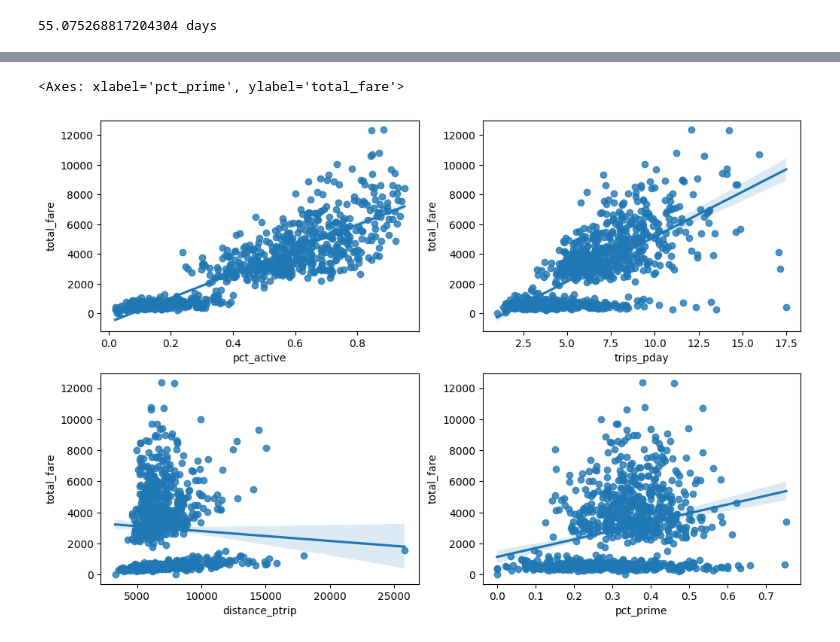
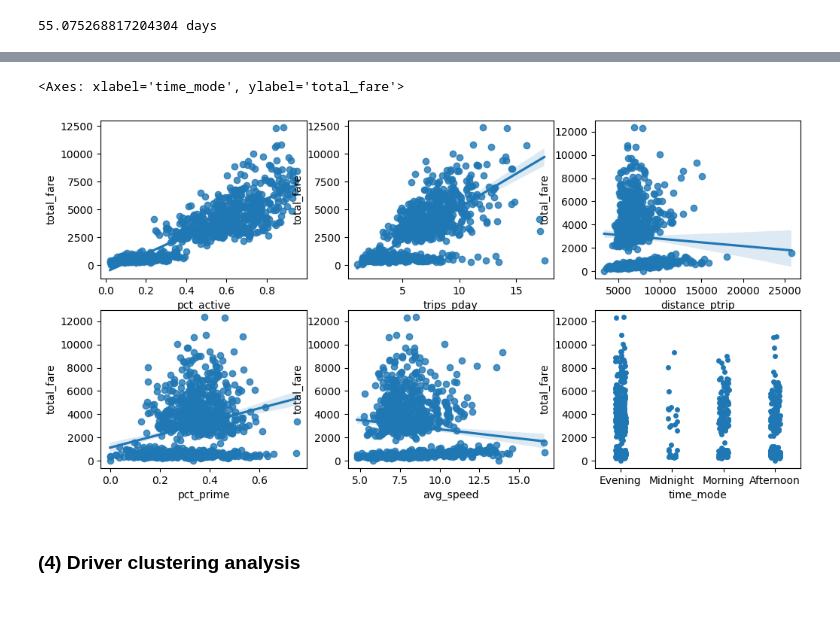
Before and after one commit to J-ZW-Wang/ss_data_project, a Jupyter notebook: Lyft_Driver_Lifetime_Value/Driver_Lifetime_Value.ipynb, the cells around one changed output, grey strips where cells are left out. Saved outputs shown, nothing was run; the diff lists cells and outputs as text; code cells hidden in the pictures; blank space fills up the shorter version.

Commit message:
Enhancement to Lyft_Driver_Lifetime_Value

```diff
--- a/Lyft_Driver_Lifetime_Value/Driver_Lifetime_Value.ipynb
+++ b/Lyft_Driver_Lifetime_Value/Driver_Lifetime_Value.ipynb
@@ -109,6 +103,15 @@ driveragg = (
         driver_onboard_date=lambda x: pd.to_datetime(x.driver_onboard_date),
         tenure=lambda x: (pd.to_datetime("2016-06-30") - x.driver_onboard_date).dt.days,
         prime_trip=lambda x: np.where(x.ride_prime_time > 0, 1, 0),
+        accepted_ts=lambda x: x.accepted_at.dt.time,
+        trip_time=lambda x: x.accepted_ts.case_when(
+            [
+                (x.accepted_ts.between(time(6, 00), time(11, 59)), "Morning"),
+                (x.accepted_ts.between(time(12, 00), time(17, 59)), "Afternoon"),
+                (x.accepted_ts.between(time(18, 00), time(23, 59)), "Evening"),
+                (x.accepted_ts.between(time(0, 00), time(5, 59)), "Midnight"),
+            ]
+        ),
     )
     .groupby(["driver_id", "tenure"], as_index=False)
     .agg(
@@ -121,6 +124,7 @@ driveragg = (
         total_fare=("final_fare", "sum"),
         total_prime=("ride_prime_time", "sum"),
         total_prime_trip=("prime_trip", "sum"),
+        time_mode=("trip_time", lambda x: x.mode()[0]),
     )
     .assign(
         lifetime=lambda x: (x.last_active_day - x.driver_onboard_date).dt.days,
@@ -132,5 +136,6 @@ driveragg = (
         distance_ptrip=lambda x: x.total_distance / x.total_trips,
         prime_pday=lambda x: x.total_prime / x.active_days,
         fare_ptenure=lambda x: x.total_fare / x.tenure,
+        avg_speed=lambda x: x.total_distance / x.total_duration,
     )
 )
@@ -241,9 +249,13 @@ Index(['driver_id', 'tenure', 'driver_onboard_date', 'active_days',
 # %%
-fig, ax = plt.subplots(figsize=(12, 8), ncols=2, nrows=2)
+fig, ax = plt.subplots(figsize=(12, 6), ncols=3, nrows=2)
 sns.regplot(data=driveragg, x="pct_active", y="total_fare", ax=ax[0, 0])
 sns.regplot(driveragg, x="trips_pday", y="total_fare", ax=ax[0, 1])
-sns.regplot(driveragg, x="distance_ptrip", y="total_fare", ax=ax[1, 0])
-sns.regplot(driveragg, x="pct_prime", y="total_fare", ax=ax[1, 1])
+sns.regplot(driveragg, x="distance_ptrip", y="total_fare", ax=ax[0, 2])
+sns.regplot(driveragg, x="pct_prime", y="total_fare", ax=ax[1, 0])
+sns.regplot(driveragg, x="avg_speed", y="total_fare", ax=ax[1, 1])
+sns.stripplot(driveragg, x="time_mode", y="total_fare", ax=ax[1, 2])
 # %% [output]
-<Axes: xlabel='pct_prime', ylabel='total_fare'>
+<Axes: xlabel='time_mode', ylabel='total_fare'>
-[figure, old version]
+[figure, new version]
+# %% [markdown]
+### (4) Driver clustering analysis
```
Also changed, not shown: parts of 13 cells of this notebook, 1 other file.
